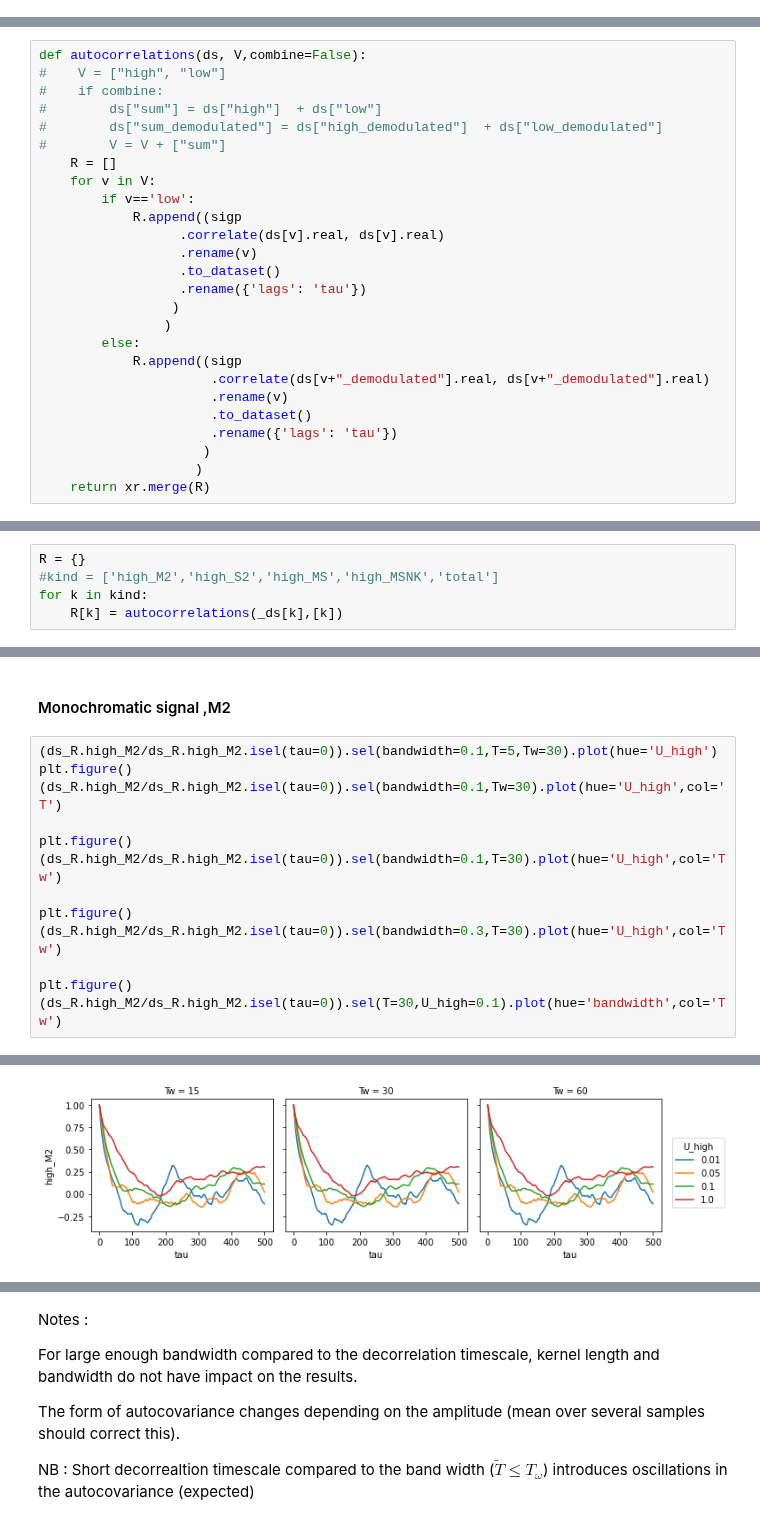
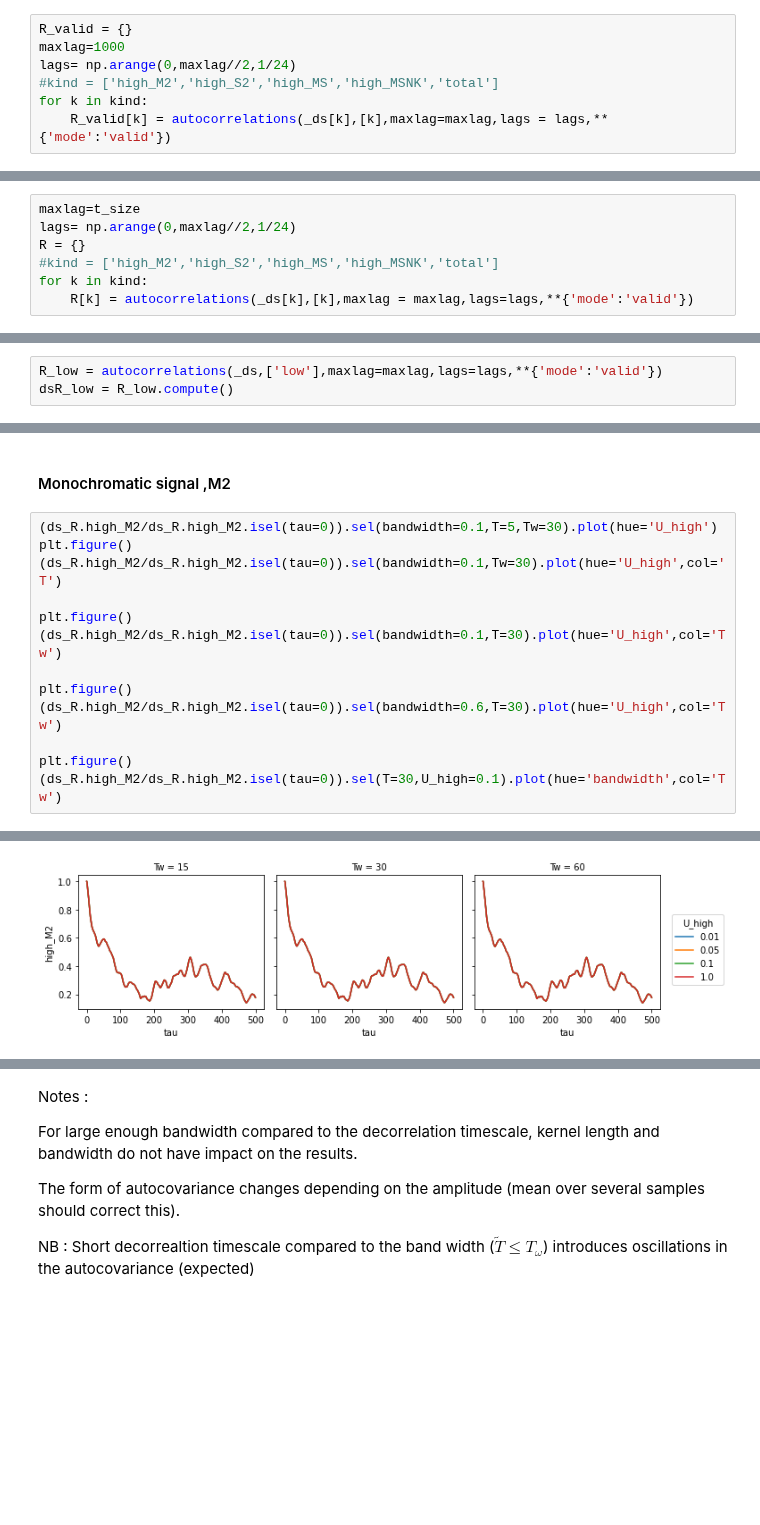
Before and after one commit to zcasparco/equinox_phd, a Jupyter notebook: synthetic_stats/bpassed_hilbert.ipynb, the cells around one changed output, grey strips where cells are left out. Saved outputs shown, nothing was run; the diff lists cells and outputs as text; blank space fills up the shorter version.

Commit message:
update valid correlation

```diff
--- a/synthetic_stats/bpassed_hilbert.ipynb
+++ b/synthetic_stats/bpassed_hilbert.ipynb
@@ -254,0 +403,7 @@ def tseries(kind, params={}, **kwargs):
+# %%
+R_valid = {}
+maxlag=1000
+lags= np.arange(0,maxlag//2,1/24)
+#kind = ['high_M2','high_S2','high_MS','high_MSNK','total']
+for k in kind:
+    R_valid[k] = autocorrelations(_ds[k],[k],maxlag=maxlag,lags = lags,**{'mode':'valid'})
@@ -358,36 +531,12 @@ for om,k in zip([omega_M2,omega_S2,omega,omega],kind):
     _ds[k] = xr.combine_nested([[sigp.bpass_demodulate(ds[[k]], om, band, tw)[0] for tw in Tw] for band in dband],concat_dim=['bandwidth','Tw']
                                  ).assign_coords({'Tw':Tw,'bandwidth':[d*2 for d in dband]})
     h[k] = [[sigp.bpass_demodulate(ds[[k]], om, band, tw)[1] for tw in Tw] for band in dband]
-# %%
-def autocorrelations(ds, V,combine=False):
-#    V = ["high", "low"]
-#    if combine:
-#        ds["sum"] = ds["high"]  + ds["low"]
-#        ds["sum_demodulated"] = ds["high_demodulated"]  + ds["low_demodulated"]
-#        V = V + ["sum"]
-    R = []
-    for v in V:
-        if v=='low':
-            R.append((sigp
-                  .correlate(ds[v].real, ds[v].real)
-                  .rename(v)
-                  .to_dataset()
-                  .rename({'lags': 'tau'})
-                 )
-                )
-        else:
-            R.append((sigp
-                      .correlate(ds[v+"_demodulated"].real, ds[v+"_demodulated"].real)
-                      .rename(v)
-                      .to_dataset()
-                      .rename({'lags': 'tau'})
-                     )
-                    )
-    return xr.merge(R)
 # %%
 _ds['low'] = ds.low
 # %%
+maxlag=t_size
+lags= np.arange(0,maxlag//2,1/24)
 R = {}
 #kind = ['high_M2','high_S2','high_MS','high_MSNK','total']
 for k in kind:
-    R[k] = autocorrelations(_ds[k],[k])
+    R[k] = autocorrelations(_ds[k],[k],maxlag = maxlag,lags=lags,**{'mode':'valid'})
@@ -404,3 +547,6 @@ dsR_low = R_low.compute()
+# %%
+R_low = autocorrelations(_ds,['low'],maxlag=maxlag,lags=lags,**{'mode':'valid'})
+dsR_low = R_low.compute()
 # %%
 ds_R = xr.merge([ds_R,dsR_low])
 # %%
@@ -417,7 +563,7 @@ plt.figure()
 (ds_R.high_M2/ds_R.high_M2.isel(tau=0)).sel(bandwidth=0.1,T=30).plot(hue='U_high',col='Tw')
 
 plt.figure()
-(ds_R.high_M2/ds_R.high_M2.isel(tau=0)).sel(bandwidth=0.3,T=30).plot(hue='U_high',col='Tw')
+(ds_R.high_M2/ds_R.high_M2.isel(tau=0)).sel(bandwidth=0.6,T=30).plot(hue='U_high',col='Tw')
 
 plt.figure()
 (ds_R.high_M2/ds_R.high_M2.isel(tau=0)).sel(T=30,U_high=0.1).plot(hue='bandwidth',col='Tw')
@@ -431,3 +577,3 @@ plt.figure()
 <Figure size 432x288 with 0 Axes>
-[figure, old version]
+[figure, new version]
 <Figure size 432x288 with 0 Axes>
```
Also changed, not shown: parts of 52 cells of this notebook.
